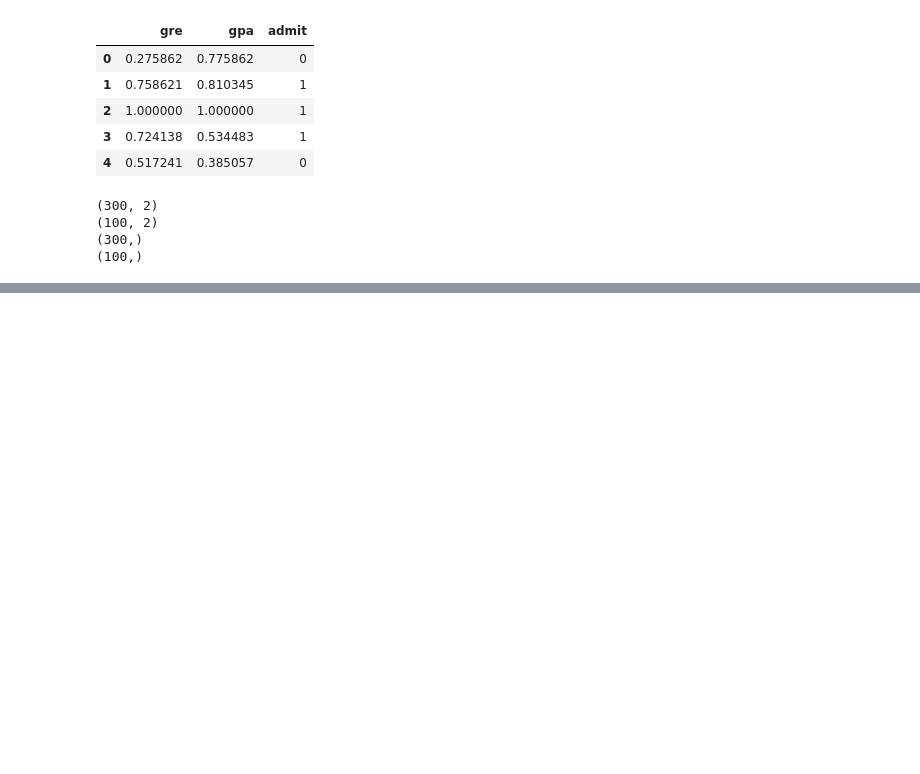
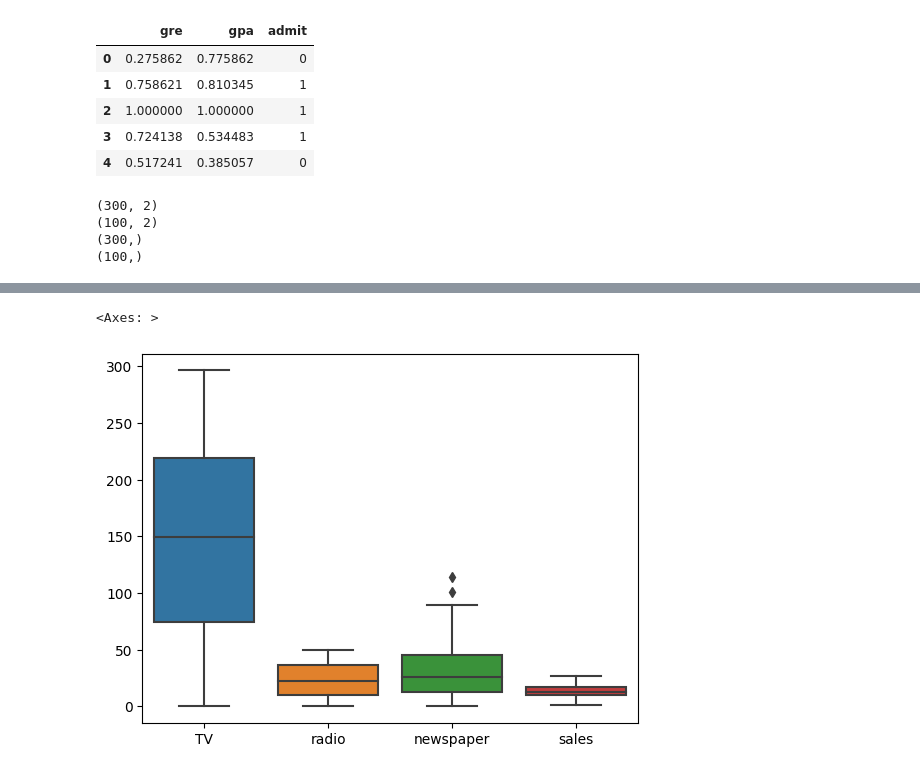
Before and after one commit to rackhyun/2023_data_translator, a Jupyter notebook: SC1_2023-main/2회차/practice2.ipynb, the cells around one changed output, grey strips where cells are left out. Cells and saved outputs as stored; diff of their text form; code cells hidden in the pictures; blank space fills up the shorter version.

```diff
--- a/SC1_2023-main/2회차/practice2.ipynb
+++ b/SC1_2023-main/2회차/practice2.ipynb
@@ -303,0 +481,11 @@ print(y_test.shape)
+# %%
+# seaborn을 이용하여 adv.csv 를 읽어서 tv, radio, news, sales 변수에 대한 boxplot
+adv = pd.read_csv("data/adv.csv", index_col=0)
+sns.boxplot(adv)
+#sns.boxplot(y=adv["TV"])
+# TV sales 에 대한 jointplot, radio, sales에 대한 jointplot
+
+#jointplot 에 대한 jpg로 저장
+# %% [output]
+<Axes: >
+[figure, added]
```
Also changed, not shown: parts of 28 cells of this notebook, 2 other files.
